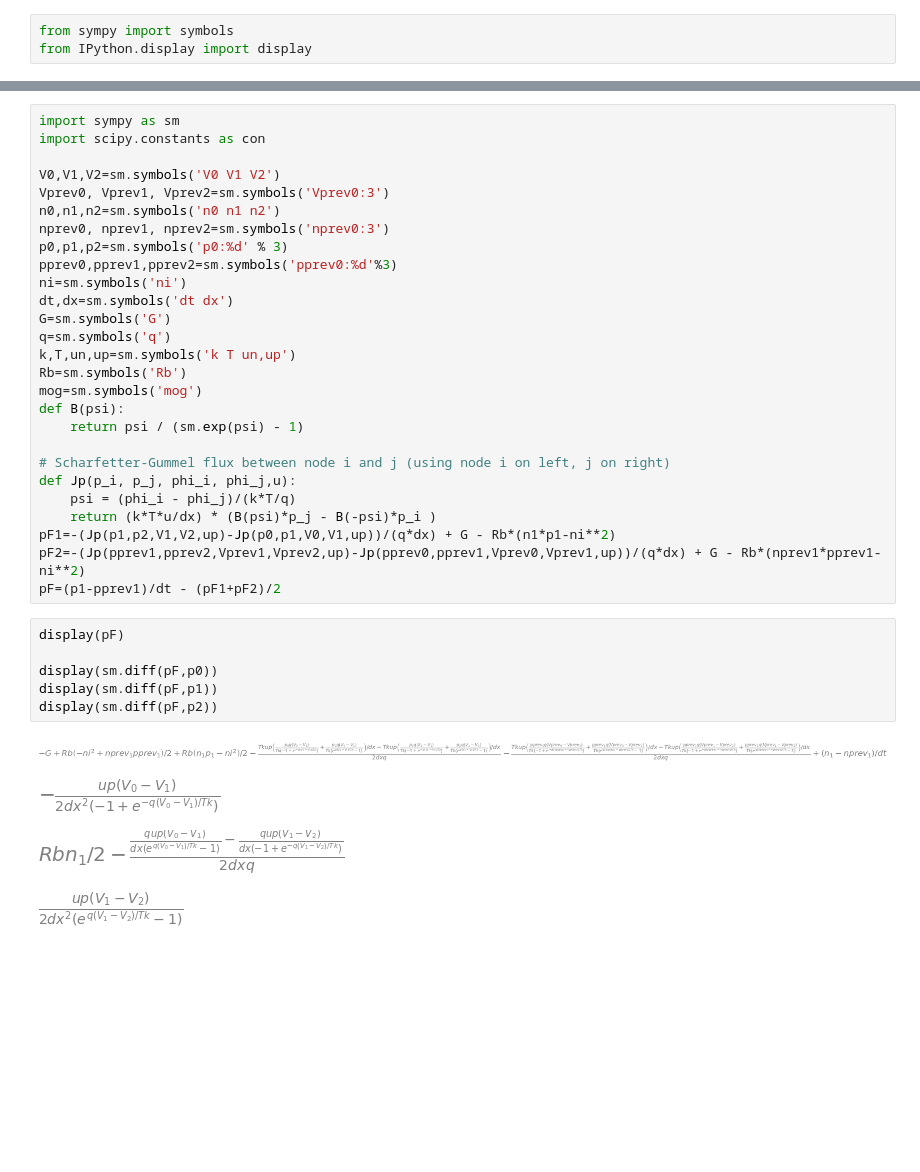
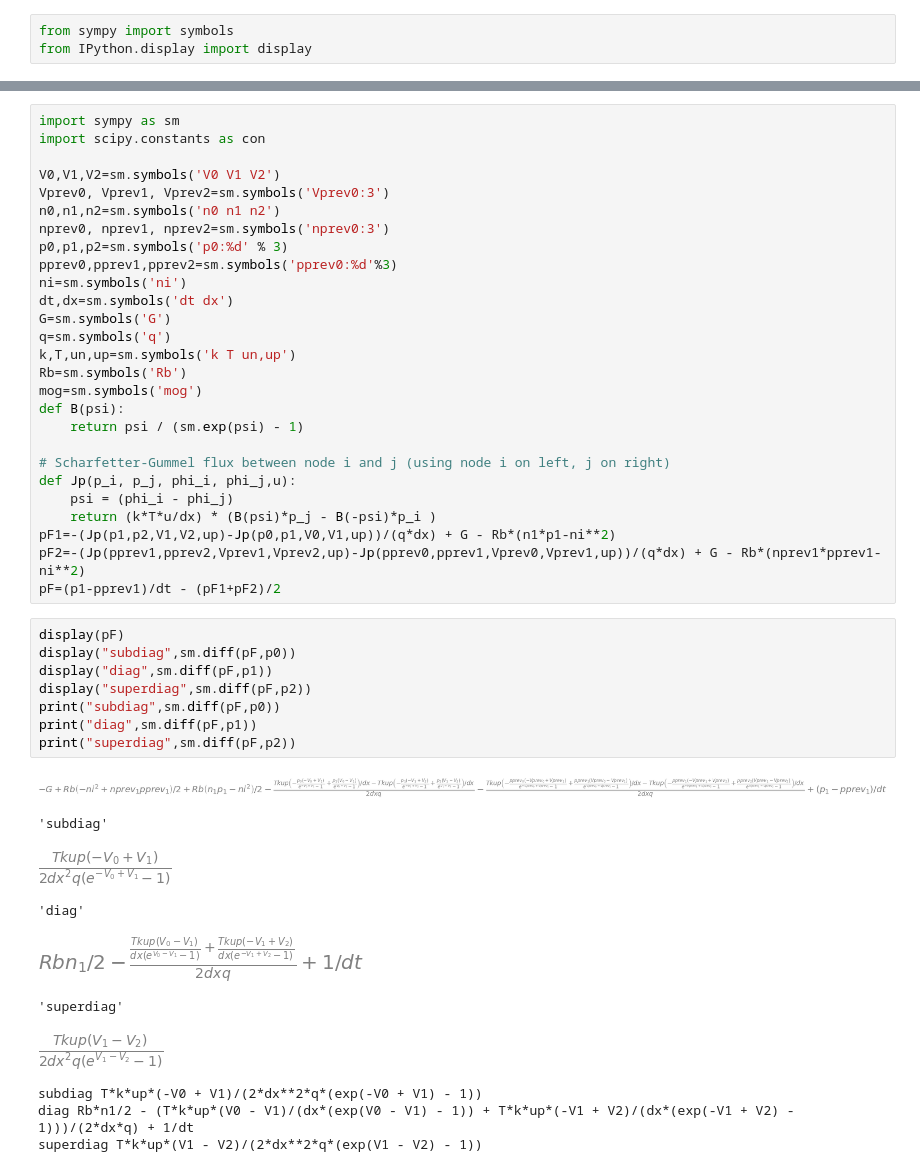
Before and after one commit to rorkela/mos-cv, a Jupyter notebook: carrier_continuity/pythontesting/equation.ipynb, the cells around one changed output, grey strips where cells are left out. Cells and saved outputs as stored; diff of their text form; blank space fills up the shorter version.

```diff
--- a/carrier_continuity/pythontesting/equation.ipynb
+++ b/carrier_continuity/pythontesting/equation.ipynb
@@ -61,19 +61,27 @@ def B(psi):
 
 # Scharfetter-Gummel flux between node i and j (using node i on left, j on right)
 def Jp(p_i, p_j, phi_i, phi_j,u):
-    psi = (phi_i - phi_j)/(k*T/q)
+    psi = (phi_i - phi_j)
     return (k*T*u/dx) * (B(psi)*p_j - B(-psi)*p_i )
 pF1=-(Jp(p1,p2,V1,V2,up)-Jp(p0,p1,V0,V1,up))/(q*dx) + G - Rb*(n1*p1-ni**2)
 pF2=-(Jp(pprev1,pprev2,Vprev1,Vprev2,up)-Jp(pprev0,pprev1,Vprev0,Vprev1,up))/(q*dx) + G - Rb*(nprev1*pprev1-ni**2)
 pF=(p1-pprev1)/dt - (pF1+pF2)/2
 # %%
 display(pF)
-
-display(sm.diff(pF,p0))
-display(sm.diff(pF,p1))
-display(sm.diff(pF,p2))
+display("subdiag",sm.diff(pF,p0))
+display("diag",sm.diff(pF,p1))
+display("superdiag",sm.diff(pF,p2))
+print("subdiag",sm.diff(pF,p0))
+print("diag",sm.diff(pF,p1))
+print("superdiag",sm.diff(pF,p2))
 # %% [output]
-[figure, old version]
+[figure, new version]
+'subdiag'
-[figure, old version]
+[figure, new version]
+'diag'
-[figure, old version]
+[figure, new version]
+'superdiag'
-[figure, old version]
+[figure, new version]
+subdiag T*k*up*(-V0 + V1)/(2*dx**2*q*(exp(-V0 + V1) - 1))
+diag Rb*n1/2 - (T*k*up*(V0 - V1)/(dx*(exp(V0 - V1) - 1)) + T*k*up*(-V1 + V2)/(dx*(exp(-V1 + V2) - 1)))/(2*dx*q) + 1/dt
+superdiag T*k*up*(V1 - V2)/(2*dx**2*q*(exp(V1 - V2) - 1))
```
Also changed, not shown: parts of 3 cells of this notebook, 3 other files.
